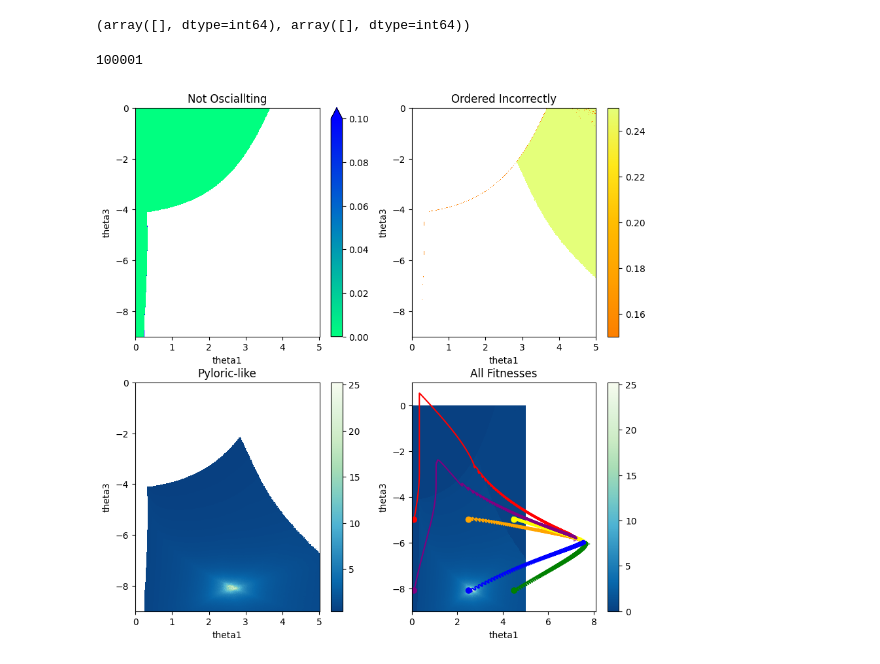
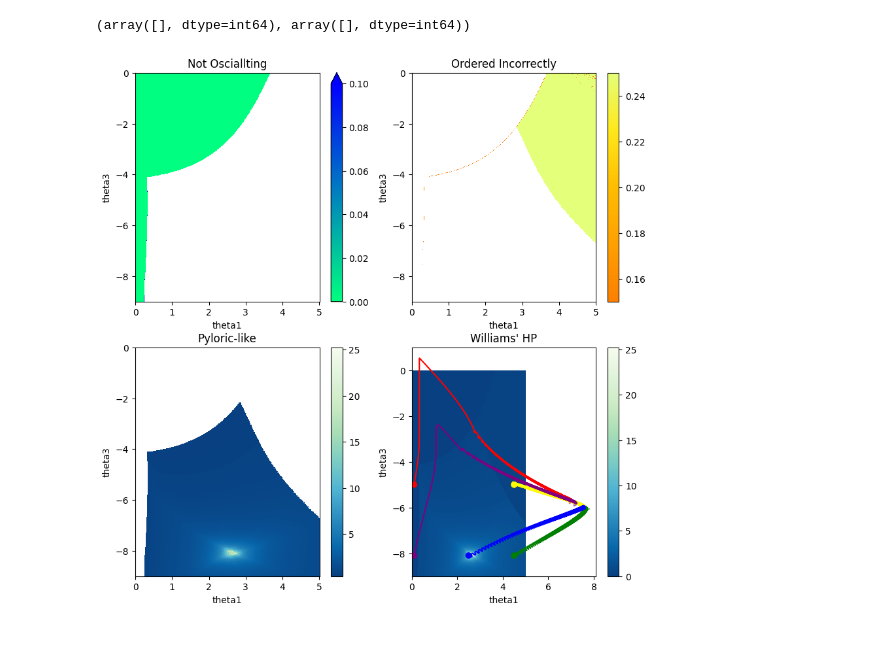
Before and after one commit to ljstolting/EvolvingHP, a Jupyter notebook: Cpp/Viz_ParSpace.ipynb, the cells around one changed output. Cells and saved outputs as stored; diff of their text form; code cells hidden in the pictures.

```diff
--- a/Cpp/Viz_ParSpace.ipynb
+++ b/Cpp/Viz_ParSpace.ipynb
@@ -92,17 +94,14 @@ print(np.where(Z_Disorder==.3))
 Z_Pyloric = np.ma.masked_less(fitnessdata,0.3)
 # %% [output]
 (array([], dtype=int64), array([], dtype=int64))
-# %%
-red = np.loadtxt('redparamtrack.dat')
-orange = np.loadtxt('orangeparamtrack.dat')
-yellow = np.loadtxt('yellowparamtrack.dat')
-green = np.loadtxt('greenparamtrack.dat')
-blue = np.loadtxt('blueparamtrack.dat')
-purple = np.loadtxt('purpleparamtrack.dat')
-print(len(red))
-# %% [output]
-100001
 # %%
+red = np.loadtxt('redparamtrack.dat')
+orange = np.loadtxt('yellowparamtrack.dat')
+yellow = np.loadtxt('yellowparamtrack.dat')
+green = np.loadtxt('greenparamtrack.dat')
+blue = np.loadtxt('blueparamtrack.dat')
+purple = np.loadtxt('purpleparamtrack.dat')
+
 fig, ((ax1,ax2),(ax3,ax4)) = plt.subplots(figsize= (10,10),nrows=2,ncols=2)
 plt.rcParams['text.usetex'] = False
 levs = np.array([0,0.051,0.11,0.151])
@@ -115,33 +114,33 @@ pos2 = ax2.pcolormesh(par1_res,par2_res,Z_Disorder, cmap='Wistia_r')
 # ax2.set_yticklabels(['',par2_min,'','','','',par2_max])
 fig.colorbar(pos2,ax=ax2)
 pos3 = ax3.pcolormesh(par1_res,par2_res,Z_Pyloric, cmap='GnBu_r')
 # ax3.set_xticklabels(['',par1_min,'','','','',par1_max])
 # ax3.set_yticklabels(['',par2_min,'','','','',par2_max])
 fig.colorbar(pos3,ax=ax3)
 pos4 = ax4.pcolormesh(par1_res,par2_res,fitnessdata, cmap='GnBu_r')
 # ax4.set_xticklabels(['',par1_min,'','','','',par1_max])
 # ax4.set_yticklabels(['',par2_min,'','','','',par2_max])
 fig.colorbar(pos4,ax=ax4)
 ax1.set_title("Not Osciallting")
 ax2.set_title("Ordered Incorrectly")
 ax3.set_title("Pyloric-like")
-ax4.set_title("All Fitnesses")
+ax4.set_title("Williams' HP")
 ax1.set_xlabel(par1)
 ax1.set_ylabel(par2)
 ax2.set_xlabel(par1)
 ax2.set_ylabel(par2)
 ax3.set_xlabel(par1)
 ax3.set_ylabel(par2)
 ax4.set_xlabel(par1)
 ax4.set_ylabel(par2)
 ax4.plot(red[:,0],red[:,1],color='r')
-ax4.plot(orange[:,0],orange[:,1],color='orange')
+ax4.plot(yellow[:,0],orange[:,1],color='orange')
 ax4.plot(yellow[:,0],yellow[:,1],color='yellow')
 ax4.plot(green[:,0],green[:,1],color='green')
 ax4.plot(blue[:,0],blue[:,1],color='blue')
 ax4.plot(purple[:,0],purple[:,1],color='purple')
 ax4.scatter([red[-1,0],orange[-1,0],yellow[-1,0],green[-1,0],blue[-1,0],purple[-1,0]],[red[-1,1],orange[-1,1],yellow[-1,1],green[-1,1],blue[-1,1],purple[-1,1]],c=['r','orange','yellow','green','blue','purple'],marker=mark.MarkerStyle(">", "full"),alpha=.5)
 ax4.scatter([red[0,0],orange[0,0],yellow[0,0],green[0,0],blue[0,0],purple[0,0]],[red[0,1],orange[0,1],yellow[0,1],green[0,1],blue[0,1],purple[0,1]],c=['r','orange','yellow','green','blue','purple'])
 plt.show()
 # %% [output]
-[figure, old version]
+[figure, new version]
```
Also changed, not shown: parts of 6 cells of this notebook, 26 other files.
